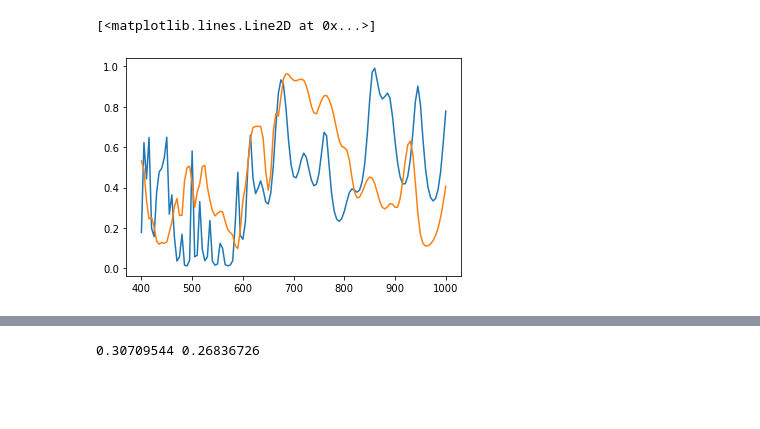
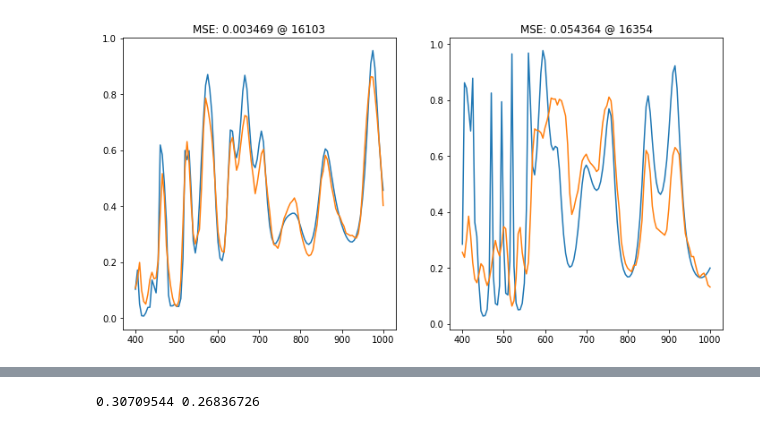
Before and after one commit to lixiaoyu0429/PCSED, a Jupyter notebook: test_fnet.ipynb, the cells around one changed output, grey strips where cells are left out. Saved outputs shown, nothing was run; the diff lists cells and outputs as text; code cells hidden in the pictures; blank space fills up the shorter version.

```diff
--- a/test_fnet.ipynb
+++ b/test_fnet.ipynb
@@ -70,10 +77,19 @@ plt.show()
-# %%
-worst = np.argmin(test_loss)+1
-plt.plot(wl,Output_test[worst].cpu().numpy())
-plt.plot(wl,test_Output_pred[worst])
-# %% [output]
-[<matplotlib.lines.Line2D at 0x...>]
-[figure, removed]
+# %%
+worst = np.argmax(test_loss)
+plt.figure(figsize=(12,6))
+plt.subplot(1,2,2)
+plt.plot(wl,Output_test[worst].cpu().numpy())
+plt.plot(wl,test_Output_pred[worst])
+plt.title(f'MSE: {test_loss[worst]:.6f} @ {worst}')
+
+best = np.argmin(test_loss)
+plt.subplot(1,2,1)
+plt.plot(wl,Output_test[best].cpu().numpy())
+plt.plot(wl,test_Output_pred[best])
+plt.title(f'MSE: {test_loss[best]:.6f} @ {best}')
+plt.show()
+# %% [output]
+[figure, added]
 # %%
 Input_test[worst].sum()
 # %% [output]
```
Also changed, not shown: parts of 6 cells of this notebook, 9 other files.
